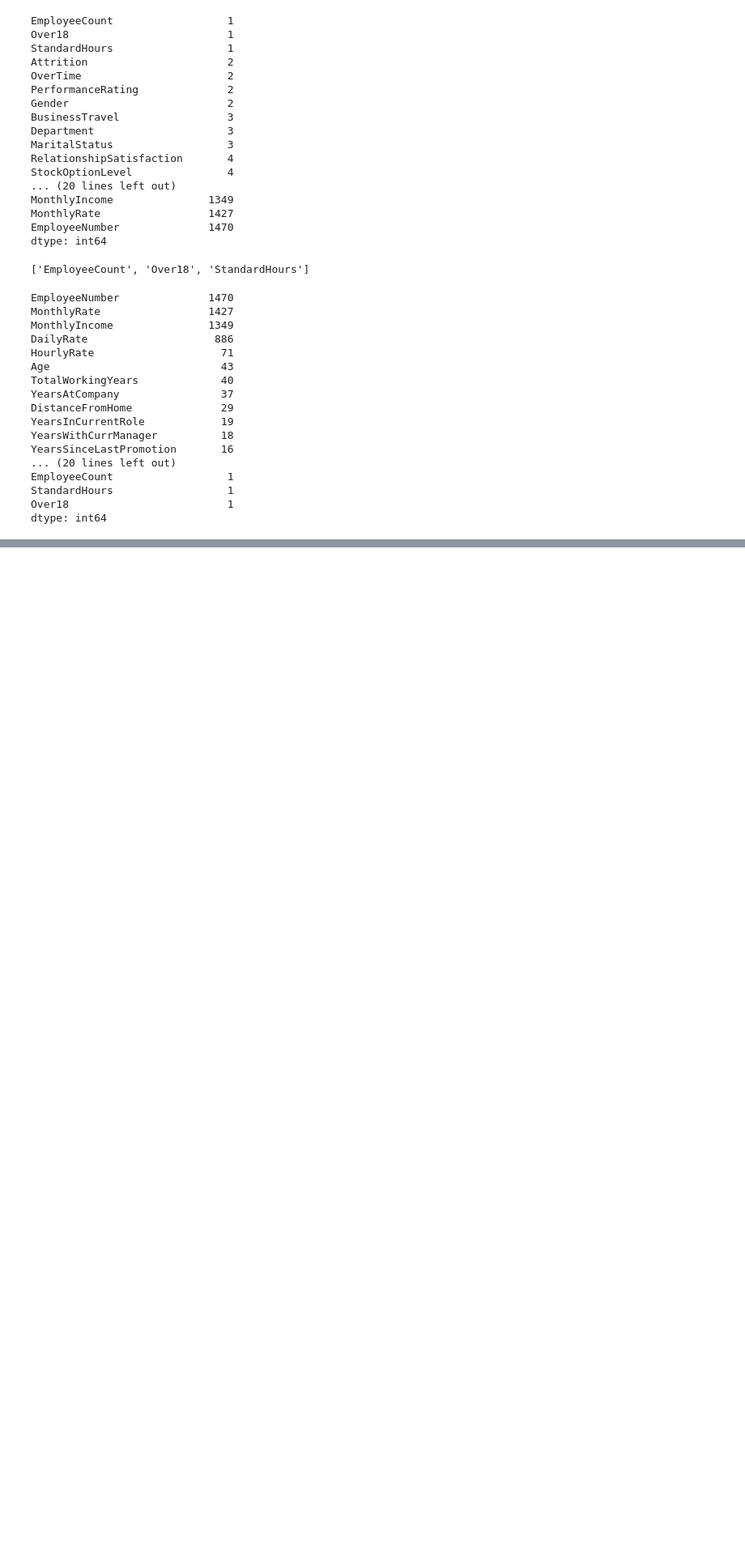
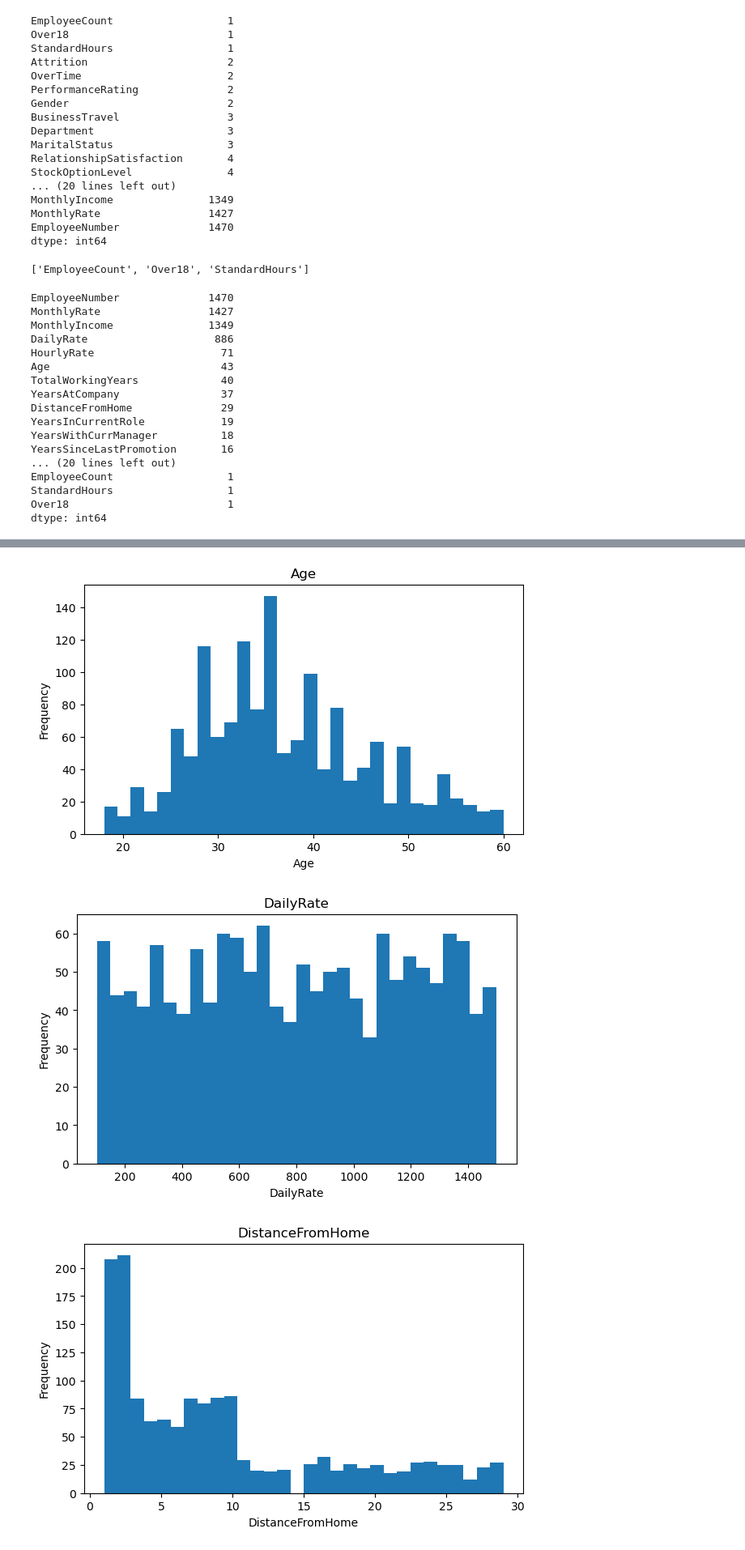
Before and after one commit to hafizahmadadilaiengineer/machine-learning-projects, a Jupyter notebook: 06-Employee Attrition Prediction System/notebooks/01_eda.ipynb, the cells around one changed output, grey strips where cells are left out. Shown at 81% size. Saved outputs shown, nothing was run; the diff lists cells and outputs as text; code cells hidden in the pictures; blank space fills up the shorter version.

```diff
--- a/06-Employee Attrition Prediction System/notebooks/01_eda.ipynb
+++ b/06-Employee Attrition Prediction System/notebooks/01_eda.ipynb
@@ -158,0 +382,16 @@ dtype: int64
+# %%
+numerical_features = [
+'Age',
+ 'DailyRate',
+ 'DistanceFromHome',
+ 'HourlyRate',
+ 'MonthlyIncome',
+ 'MonthlyRate',
+ 'NumCompaniesWorked',
+ 'PercentSalaryHike',
+ 'TotalWorkingYears',
+ 'TrainingTimesLastYear',
+ 'YearsAtCompany',
+ 'YearsInCurrentRole',
+ 'YearsSinceLastPromotion',
+ 'YearsWithCurrManager']
@@ -158,0 +416,13 @@ dtype: int64
+# %%
+# Histograms
+for feature in numerical_features:
+    plt.figure(figsize=(7, 4))
+    plt.hist(df[feature], bins=30)
+    plt.title(feature)
+    plt.xlabel(feature)
+    plt.ylabel("Frequency")
+    plt.show()
+# %% [output]
+[figure, added]
+[figure, added]
+[figure, added]
```
Also changed, not shown: parts of 23 cells of this notebook.
